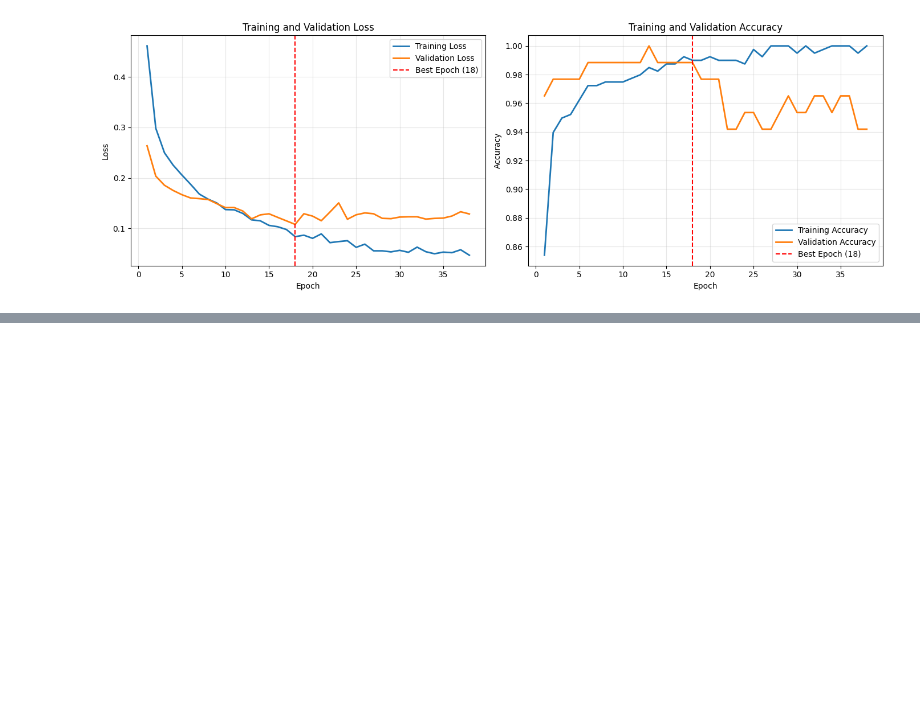
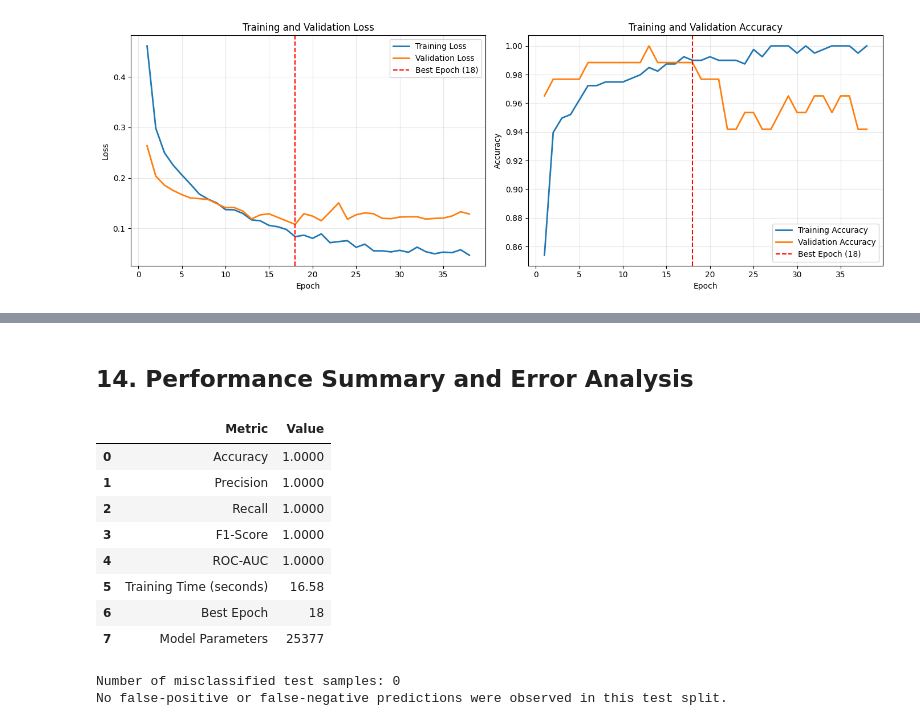
Before and after one commit to nimasha20020207/DL_Assignment_Y4S1, a Jupyter notebook: IT23153486.ipynb, the cells around one changed output, grey strips where cells are left out. Cells and saved outputs as stored; diff of their text form; code cells hidden in the pictures; blank space fills up the shorter version.

Commit message:
Evaluate ResNet and add critical performance analysis

```diff
--- a/IT23153486.ipynb
+++ b/IT23153486.ipynb
@@ -794,0 +948,64 @@ Validation accuracy at best epoch: 0.9884
+# %% [markdown]
+## 14. Performance Summary and Error Analysis
+# %%
+# Create a final performance summary
+performance_summary = pd.DataFrame({
+    'Metric': [
+        'Accuracy',
+        'Precision',
+        'Recall',
+        'F1-Score',
+        'ROC-AUC',
+        'Training Time (seconds)',
+        'Best Epoch',
+        'Model Parameters'
+    ],
+    'Value': [
+        f'{test_accuracy:.4f}',
+        f'{test_precision:.4f}',
+        f'{test_recall:.4f}',
+        f'{test_f1:.4f}',
+        f'{test_auc:.4f}',
+        f'{training_time:.2f}',
+        best_epoch,
+        model.count_params()
+    ]
+})
+
+performance_summary
+# %% [output]
+|  | Metric | Value |
+| 0 | Accuracy | 1.0000 |
+| 1 | Precision | 1.0000 |
+| 2 | Recall | 1.0000 |
+| 3 | F1-Score | 1.0000 |
+| 4 | ROC-AUC | 1.0000 |
+| 5 | Training Time (seconds) | 16.58 |
+| 6 | Best Epoch | 18 |
+| 7 | Model Parameters | 25377 |
+# %%
+# Identify misclassified test records
+misclassified_mask = y_test_array != y_prediction
+misclassified_indices = np.where(misclassified_mask)[0]
+
+print("Number of misclassified test samples:",
+      len(misclassified_indices))
+
+if len(misclassified_indices) == 0:
+    print(
+        "No false-positive or false-negative predictions "
+        "were observed in this test split."
+    )
+else:
+    error_analysis = pd.DataFrame({
+        'Test Position': misclassified_indices,
+        'Actual Class': y_test_array[misclassified_mask],
+        'Predicted Class': y_prediction[misclassified_mask],
+        'Malignant Probability':
+            y_probability[misclassified_mask]
+    })
+
+    display(error_analysis)
+# %% [output]
+Number of misclassified test samples: 0
+No false-positive or false-negative predictions were observed in this test split.
```
Also changed, not shown: parts of 7 cells of this notebook.
